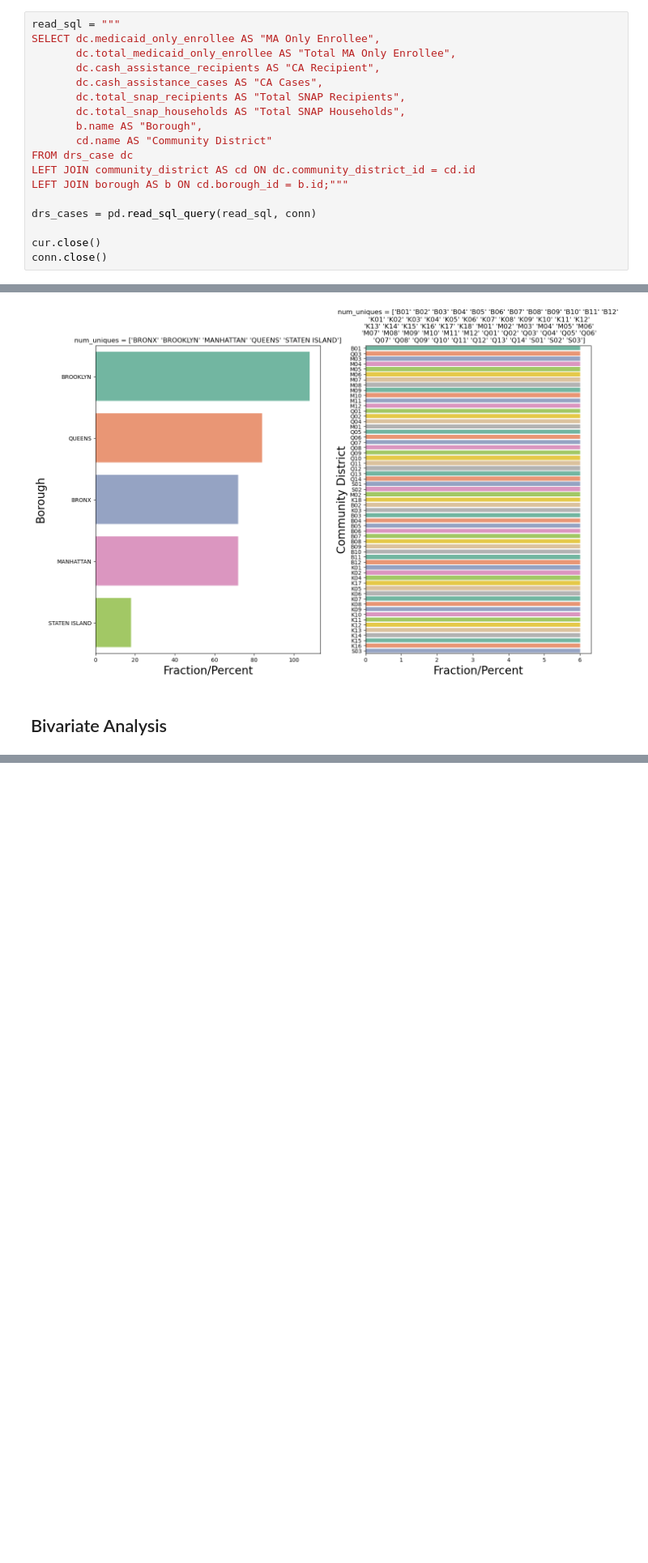
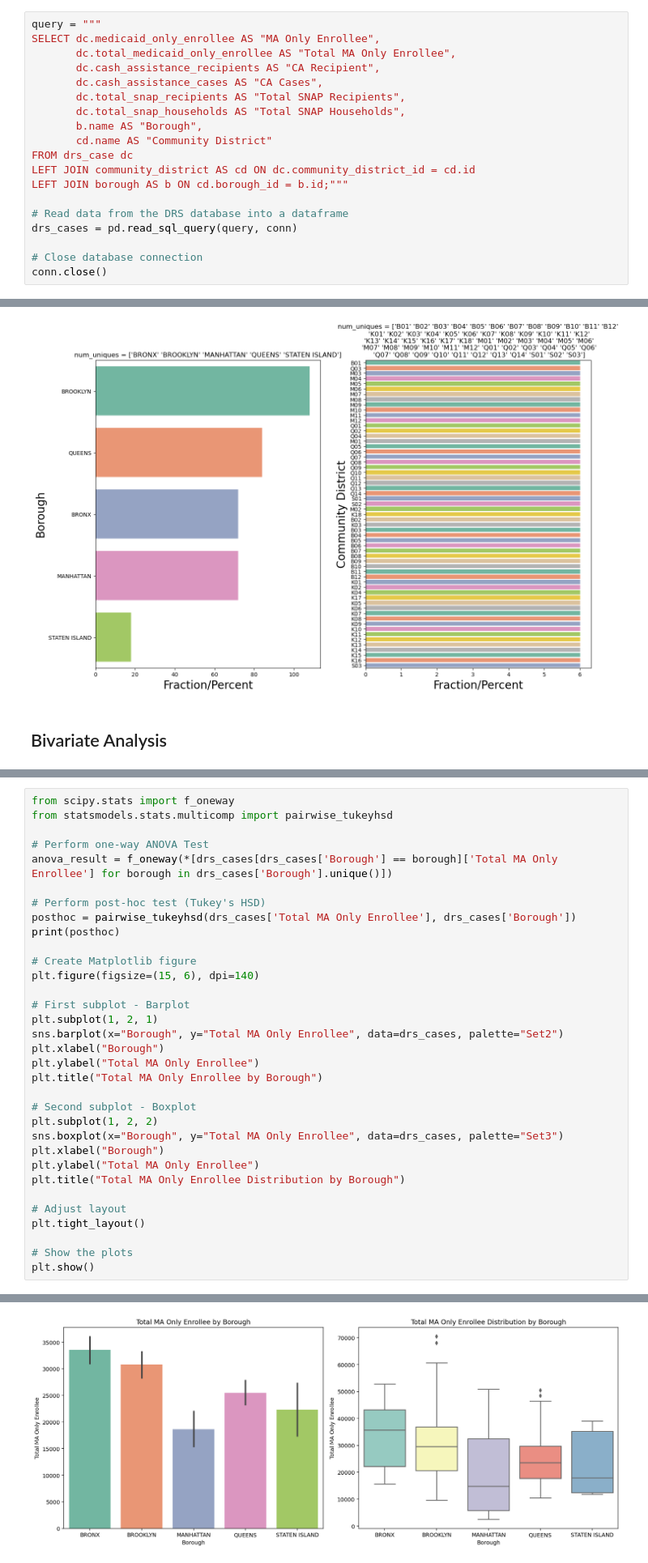
Before and after one commit to ktxdev/AIM-5001, a Jupyter notebook: Project 1/3. Code/S_Huvaya_Project1.ipynb, the cells around one changed output, grey strips where cells are left out. Shown: that part at 81% size. Drawn from its saved outputs; the diff is of its cells as text; blank space fills up the shorter version.

```diff
--- a/Project 1/3. Code/S_Huvaya_Project1.ipynb
+++ b/Project 1/3. Code/S_Huvaya_Project1.ipynb
@@ -181,7 +178,7 @@ Data pre-loaded successfully!
 # %% [markdown]
 ## Creating a new dataframe from the Database
 # %%
-read_sql = """
+query = """
 SELECT dc.medicaid_only_enrollee AS "MA Only Enrollee",
        dc.total_medicaid_only_enrollee AS "Total MA Only Enrollee",
        dc.cash_assistance_recipients AS "CA Recipient",
@@ -194,9 +191,10 @@ FROM drs_case dc
 LEFT JOIN community_district AS cd ON dc.community_district_id = cd.id
 LEFT JOIN borough AS b ON cd.borough_id = b.id;"""
 
-drs_cases = pd.read_sql_query(read_sql, conn)
+# Read data from the DRS database into a dataframe
+drs_cases = pd.read_sql_query(query, conn)
 
-cur.close()
+# Close database connection
 conn.close()
 # %% [markdown]
 # Exploratory Data Analysis
@@ -305,0 +311,34 @@ Based on the two analyses above, we can see that Brooklyn has the highest number
+# %%
+from scipy.stats import f_oneway
+from statsmodels.stats.multicomp import pairwise_tukeyhsd
+
+# Perform one-way ANOVA Test
+anova_result = f_oneway(*[drs_cases[drs_cases['Borough'] == borough]['Total MA Only Enrollee'] for borough in drs_cases['Borough'].unique()])
+
+# Perform post-hoc test (Tukey's HSD)
+posthoc = pairwise_tukeyhsd(drs_cases['Total MA Only Enrollee'], drs_cases['Borough'])
+print(posthoc)
+
+# Create Matplotlib figure
+plt.figure(figsize=(15, 6), dpi=140)
+
+# First subplot - Barplot
+plt.subplot(1, 2, 1)
+sns.barplot(x="Borough", y="Total MA Only Enrollee", data=drs_cases, palette="Set2")
+plt.xlabel("Borough")
+plt.ylabel("Total MA Only Enrollee")
+plt.title("Total MA Only Enrollee by Borough")
+
+# Second subplot - Boxplot
+plt.subplot(1, 2, 2)
+sns.boxplot(x="Borough", y="Total MA Only Enrollee", data=drs_cases, palette="Set3")
+plt.xlabel("Borough")
+plt.ylabel("Total MA Only Enrollee")
+plt.title("Total MA Only Enrollee Distribution by Borough")
+
+# Adjust layout
+plt.tight_layout()
+
+# Show the plots
+plt.show()
+# %% [output]
@@ -305,0 +360 @@ Based on the two analyses above, we can see that Brooklyn has the highest number
+[figure, added]
```
Also changed, not shown: parts of 14 cells of this notebook, 1 other file.
